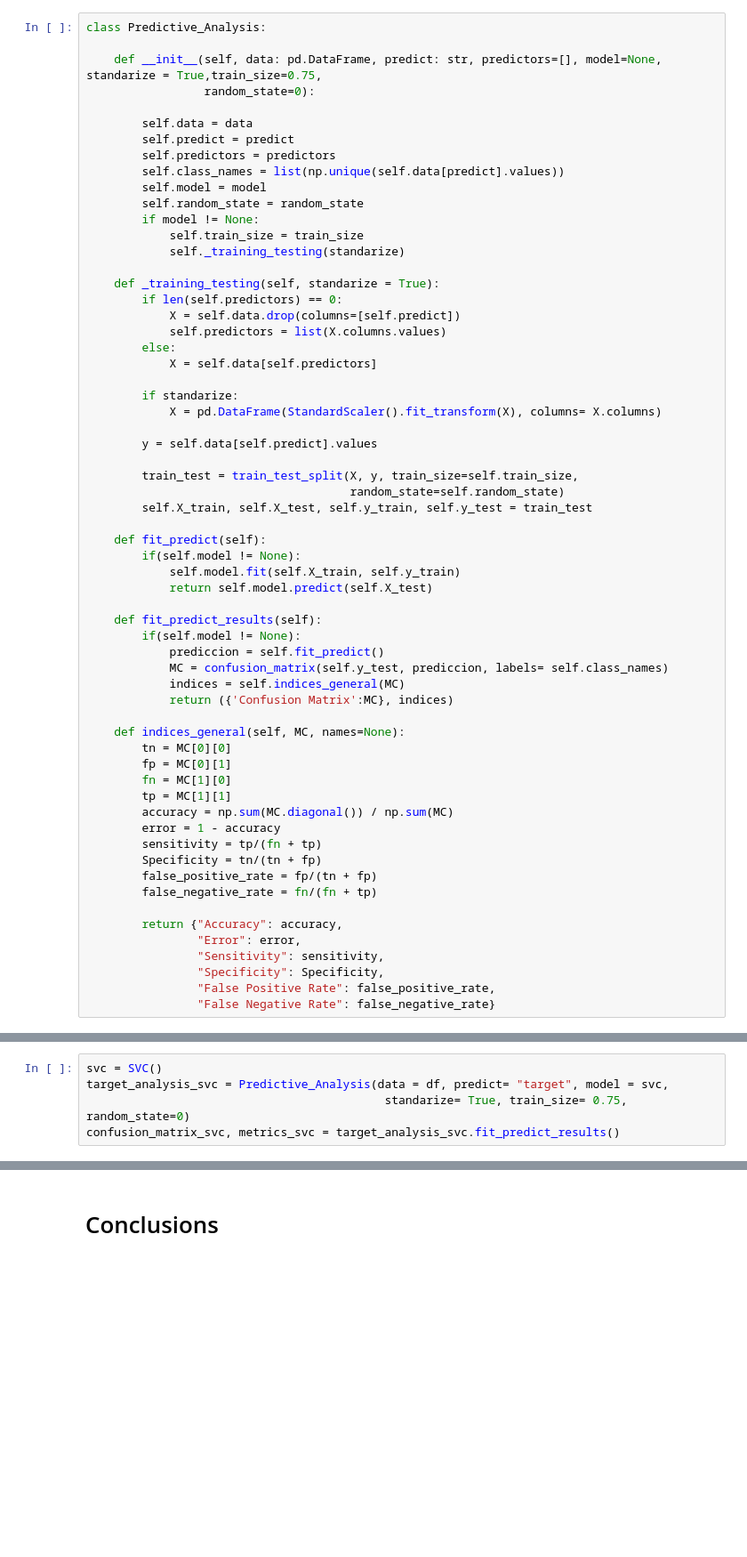
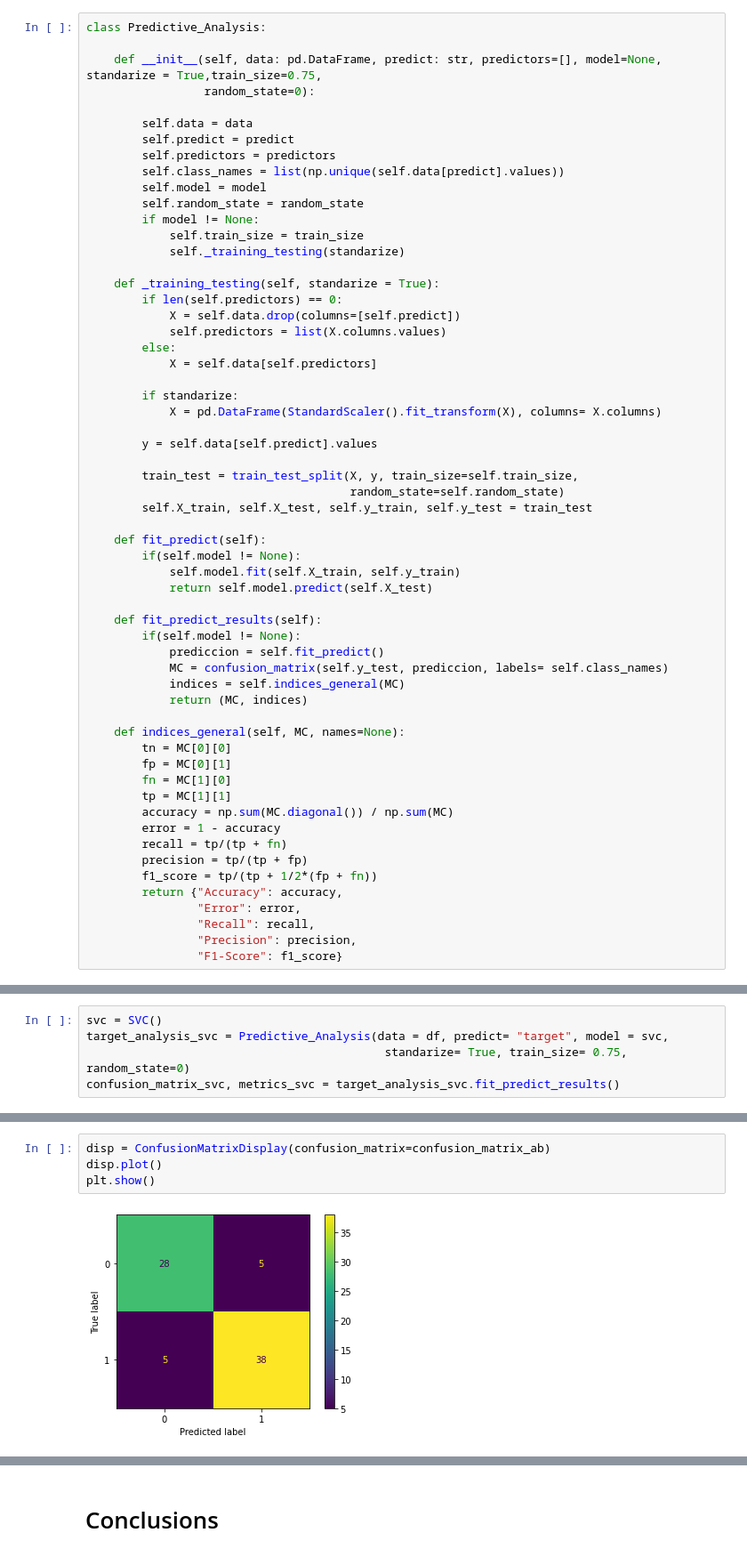
Before and after one commit to Fab1193/DataAnalysis, a Jupyter notebook: Heart Disease.ipynb, the cells around one changed output, grey strips where cells are left out. Shown at 89% size. Cells and saved outputs as stored; diff of their text form; blank space fills up the shorter version.

```diff
--- a/Heart Disease.ipynb
+++ b/Heart Disease.ipynb
@@ -293,7 +297,7 @@ class Predictive_Analysis:
             prediccion = self.fit_predict()
             MC = confusion_matrix(self.y_test, prediccion, labels= self.class_names)
             indices = self.indices_general(MC)
-            return ({'Confusion Matrix':MC}, indices)
+            return (MC, indices)
 
     def indices_general(self, MC, names=None):
         tn = MC[0][0]
@@ -302,14 +306,11 @@ class Predictive_Analysis:
         tp = MC[1][1]
         accuracy = np.sum(MC.diagonal()) / np.sum(MC)
         error = 1 - accuracy
-        sensitivity = tp/(fn + tp)
-        Specificity = tn/(tn + fp)
-        false_positive_rate = fp/(tn + fp)
-        false_negative_rate = fn/(fn + tp)
-
+        recall = tp/(tp + fn)
+        precision = tp/(tp + fp)
+        f1_score = tp/(tp + 1/2*(fp + fn))
         return {"Accuracy": accuracy,
                 "Error": error,
-                "Sensitivity": sensitivity,
-                "Specificity": Specificity,
-                "False Positive Rate": false_positive_rate,
-                "False Negative Rate": false_negative_rate}
+                "Recall": recall,
+                "Precision": precision,
+                "F1-Score": f1_score}
@@ -383,0 +412,6 @@ summary
+# %%
+disp = ConfusionMatrixDisplay(confusion_matrix=confusion_matrix_ab)
+disp.plot()
+plt.show()
+# %% [output]
+[figure, added]
```
Also changed, not shown: parts of 23 cells of this notebook.
